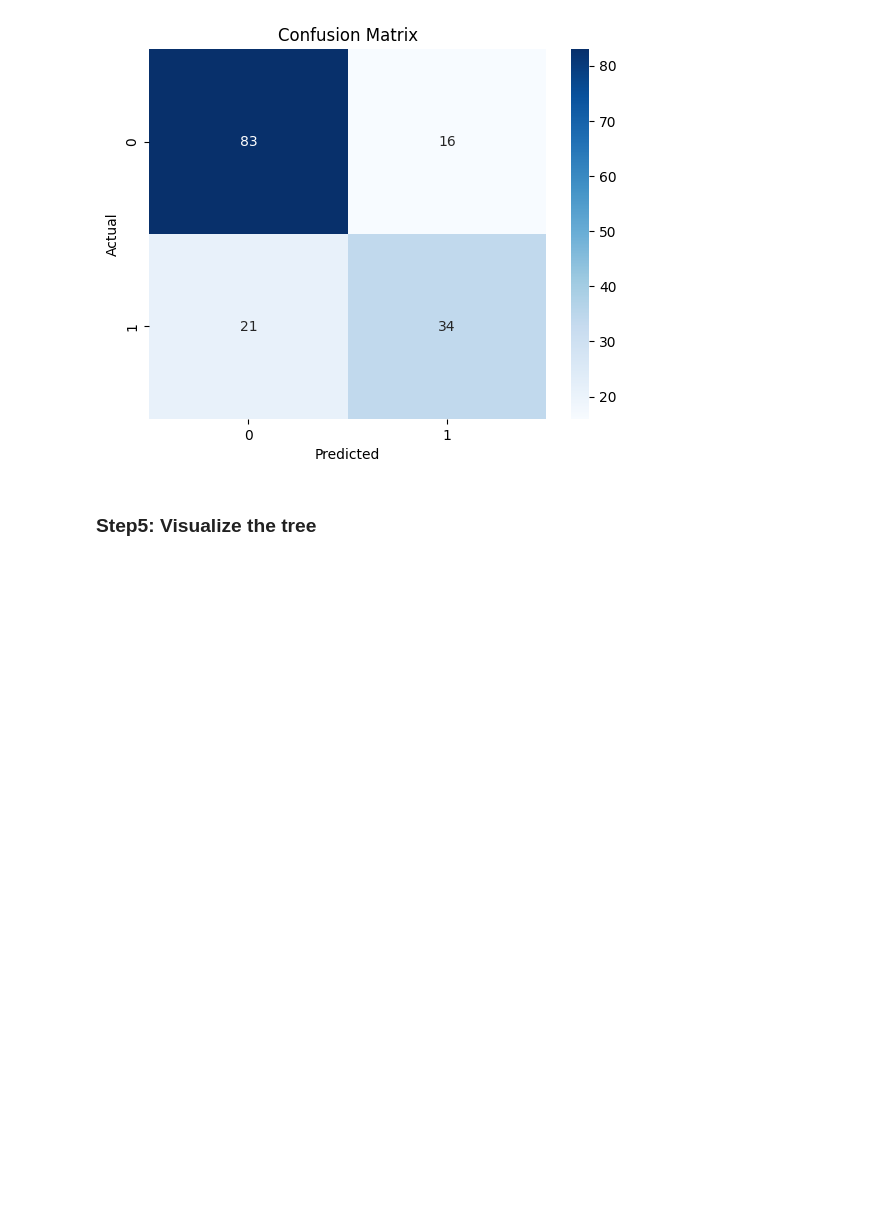
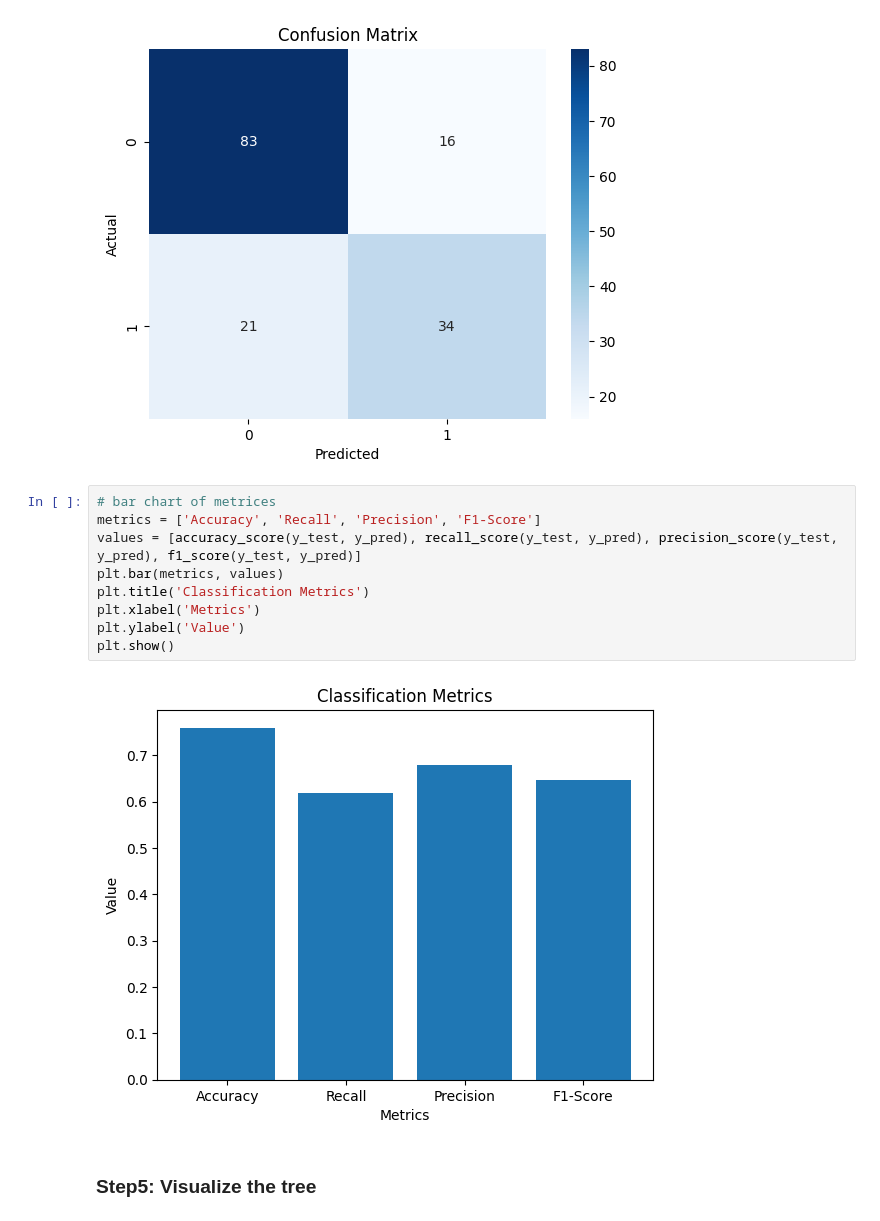
Before and after one commit to aditigoyal06/Pima-Diabetes-Classifier, a Jupyter notebook: DS_Project.ipynb, the cells around one changed output. Drawn from its saved outputs; the diff is of its cells as text; blank space fills up the shorter version.

Commit message:
updated colab with bar chart of metrices & decision tree (depth=3) for clarity.

```diff
--- a/DS_Project.ipynb
+++ b/DS_Project.ipynb
@@ -157,6 +163,17 @@ plt.ylabel('Actual')
 plt.show()
 # %% [output]
 [figure]
+# %%
+# bar chart of metrices
+metrics = ['Accuracy', 'Recall', 'Precision', 'F1-Score']
+values = [accuracy_score(y_test, y_pred), recall_score(y_test, y_pred), precision_score(y_test, y_pred), f1_score(y_test, y_pred)]
+plt.bar(metrics, values)
+plt.title('Classification Metrics')
+plt.xlabel('Metrics')
+plt.ylabel('Value')
+plt.show()
+# %% [output]
+[figure, added]
 # %% [markdown]
 ### **Step5: Visualize the tree**
 # %%
```
Also changed, not shown: parts of 2 cells of this notebook.
